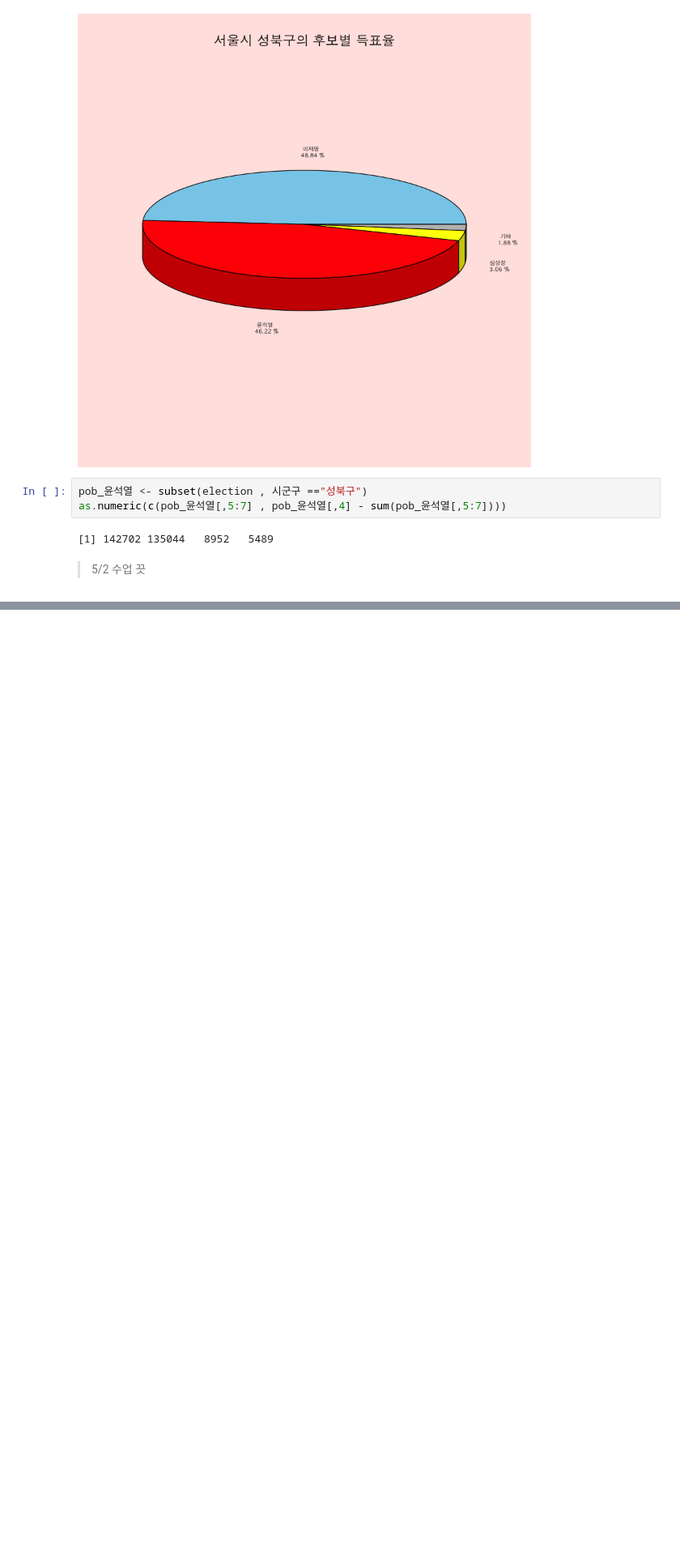
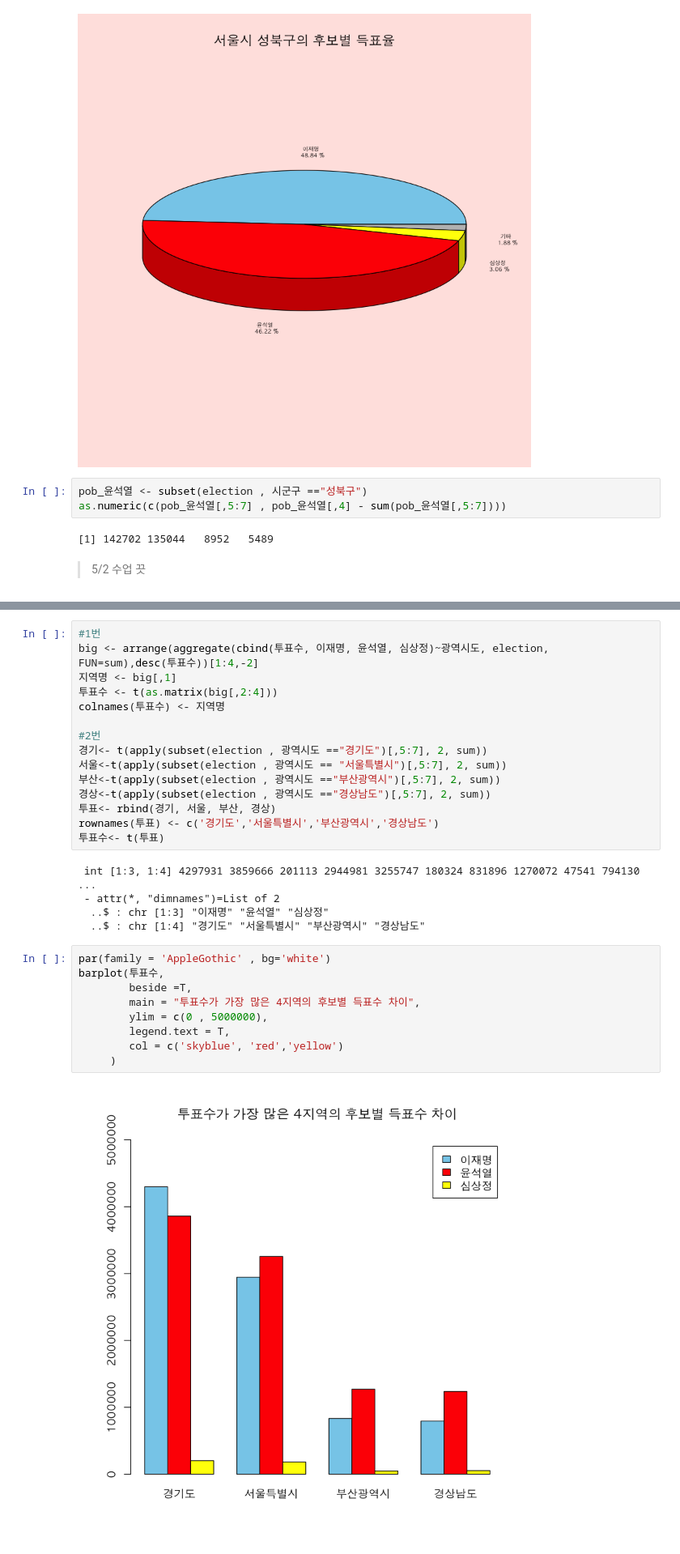
Before and after one commit to monargent0/TJRrrClass, a Jupyter notebook: 10. 20대_대선자료 시각화.ipynb, the cells around one changed output, grey strips where cells are left out. Shown at 81% size. Saved outputs shown, nothing was run; the diff lists cells and outputs as text; blank space fills up the shorter version.

```diff
--- a/10. 20대_대선자료 시각화.ipynb
+++ b/10. 20대_대선자료 시각화.ipynb
@@ -278,0 +289,31 @@ as.numeric(c(pob_윤석열[,5:7] , pob_윤석열[,4] - sum(pob_윤석열[,5:7]))
+# %%
+#1번
+big <- arrange(aggregate(cbind(투표수, 이재명, 윤석열, 심상정)~광역시도, election, FUN=sum),desc(투표수))[1:4,-2]
+지역명 <- big[,1]
+투표수 <- t(as.matrix(big[,2:4]))
+colnames(투표수) <- 지역명
+
+#2번
+경기<- t(apply(subset(election , 광역시도 =="경기도")[,5:7], 2, sum))
+서울<-t(apply(subset(election , 광역시도 == "서울특별시")[,5:7], 2, sum))
+부산<-t(apply(subset(election , 광역시도 =="부산광역시")[,5:7], 2, sum))
+경상<-t(apply(subset(election , 광역시도 =="경상남도")[,5:7], 2, sum))
+투표<- rbind(경기, 서울, 부산, 경상)
+rownames(투표) <- c('경기도','서울특별시','부산광역시','경상남도')
+투표수<- t(투표)
+# %% [output]
+ int [1:3, 1:4] 4297931 3859666 201113 2944981 3255747 180324 831896 1270072 47541 794130 ...
+ - attr(*, "dimnames")=List of 2
+  ..$ : chr [1:3] "이재명" "윤석열" "심상정"
+  ..$ : chr [1:4] "경기도" "서울특별시" "부산광역시" "경상남도"
+# %%
+par(family = 'AppleGothic' , bg='white')
+barplot(투표수,
+        beside =T,
+        main = "투표수가 가장 많은 4지역의 후보별 득표수 차이",
+        ylim = c(0 , 5000000),
+        legend.text = T,
+        col = c('skyblue', 'red','yellow')
+     )
+# %% [output]
+[figure, added]
```
Also changed, not shown: parts of 8 cells of this notebook.
